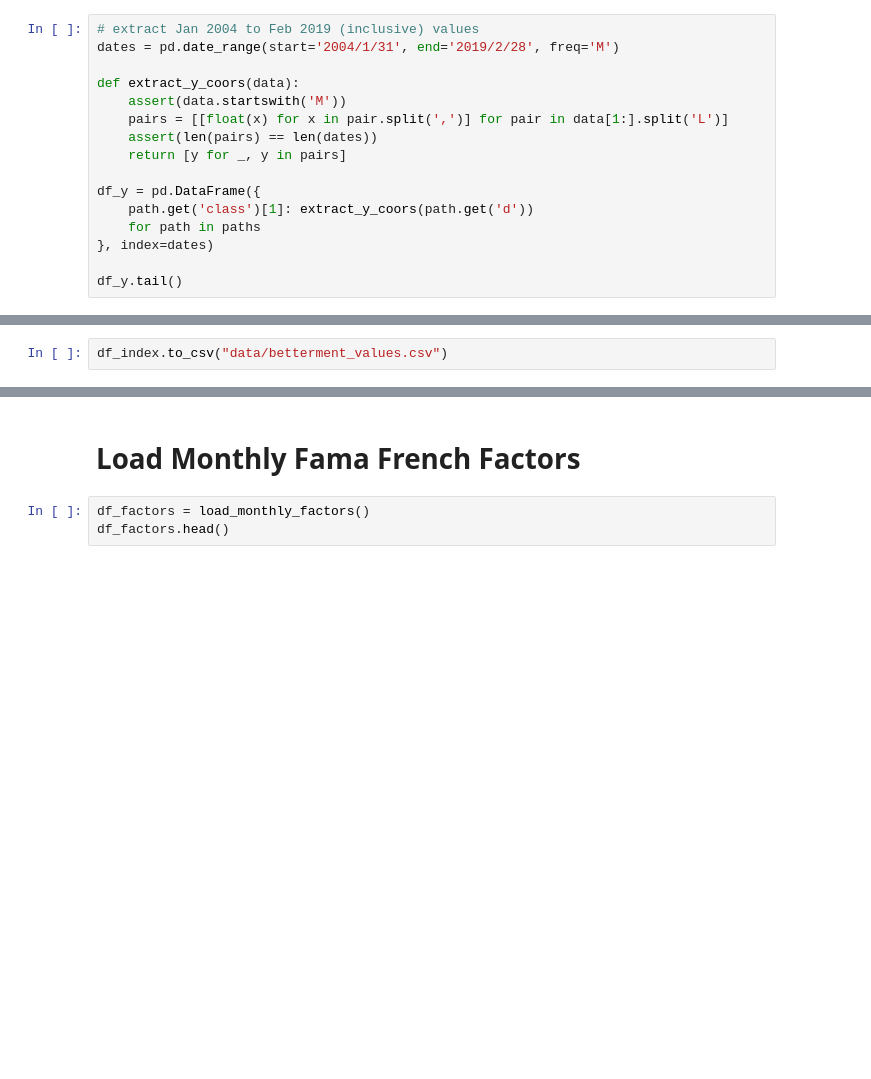
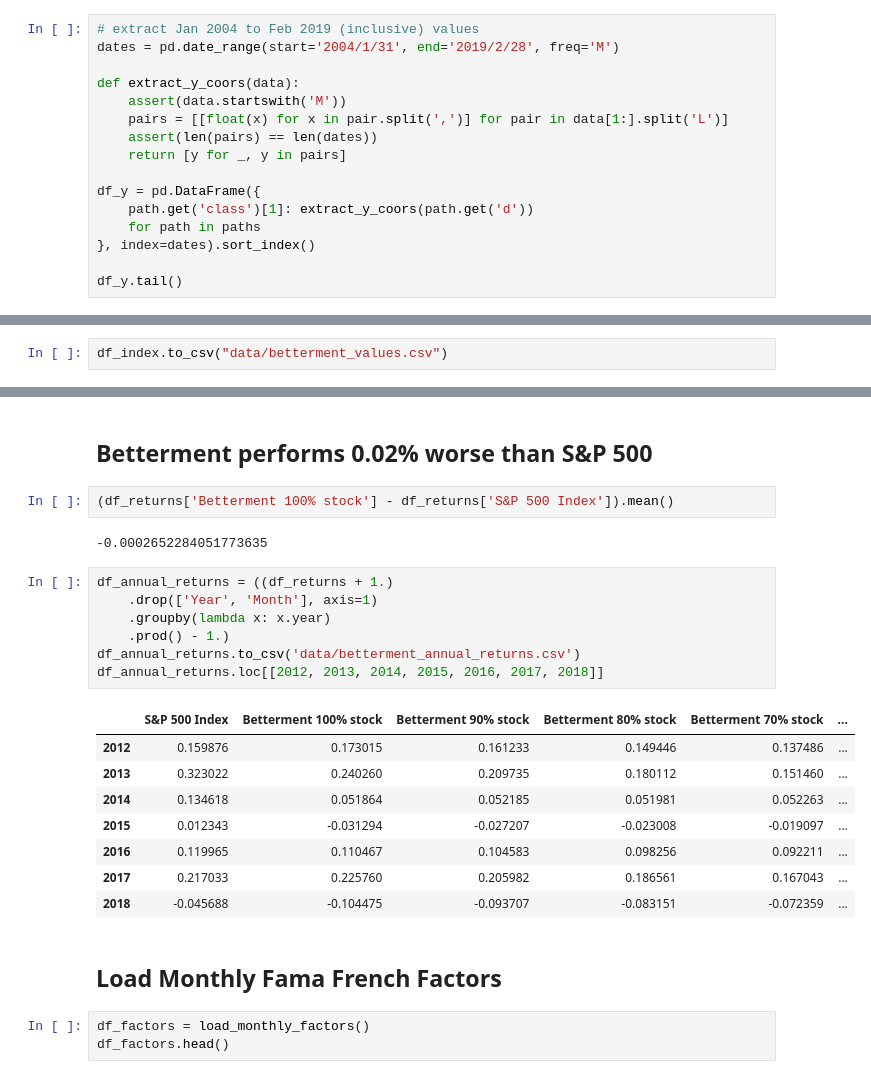
Before and after one commit to tianhuil/portfolio, a Jupyter notebook: Betterment.ipynb, the cells around one changed output, grey strips where cells are left out. Drawn from its saved outputs; the diff is of its cells as text; blank space fills up the shorter version.

```diff
--- a/Betterment.ipynb
+++ b/Betterment.ipynb
@@ -32,7 +34,7 @@ def extract_y_coors(data):
 df_y = pd.DataFrame({
     path.get('class')[1]: extract_y_coors(path.get('d'))
     for path in paths
-}, index=dates)
+}, index=dates).sort_index()
 
 df_y.tail()
 # %% [output]
@@ -169,5 +189,27 @@ df_index.to_csv("data/betterment_values.csv")
+# %% [markdown]
+## Betterment performs 0.02% worse than S&P 500
+# %%
+(df_returns['Betterment 100% stock'] - df_returns['S&P 500 Index']).mean()
+# %% [output]
+-0.0002652284051773635
+# %%
+df_annual_returns = ((df_returns + 1.)
+    .drop(['Year', 'Month'], axis=1)
+    .groupby(lambda x: x.year)
+    .prod() - 1.)
+df_annual_returns.to_csv('data/betterment_annual_returns.csv')
+df_annual_returns.loc[[2012, 2013, 2014, 2015, 2016, 2017, 2018]]
+# %% [output]
+|  | S&P 500 Index | Betterment 100% stock | Betterment 90% stock | Betterment 80% stock | Betterment 70% stock | ... |
+| 2012 | 0.159876 | 0.173015 | 0.161233 | 0.149446 | 0.137486 | ... |
+| 2013 | 0.323022 | 0.240260 | 0.209735 | 0.180112 | 0.151460 | ... |
+| 2014 | 0.134618 | 0.051864 | 0.052185 | 0.051981 | 0.052263 | ... |
+| 2015 | 0.012343 | -0.031294 | -0.027207 | -0.023008 | -0.019097 | ... |
+| 2016 | 0.119965 | 0.110467 | 0.104583 | 0.098256 | 0.092211 | ... |
+| 2017 | 0.217033 | 0.225760 | 0.205982 | 0.186561 | 0.167043 | ... |
+| 2018 | -0.045688 | -0.104475 | -0.093707 | -0.083151 | -0.072359 | ... |
 # %% [markdown]
-# Load Monthly Fama French Factors
+## Load Monthly Fama French Factors
 # %%
 df_factors = load_monthly_factors()
 df_factors.head()
```
Also changed, not shown: parts of 6 cells of this notebook, 3 other files.
